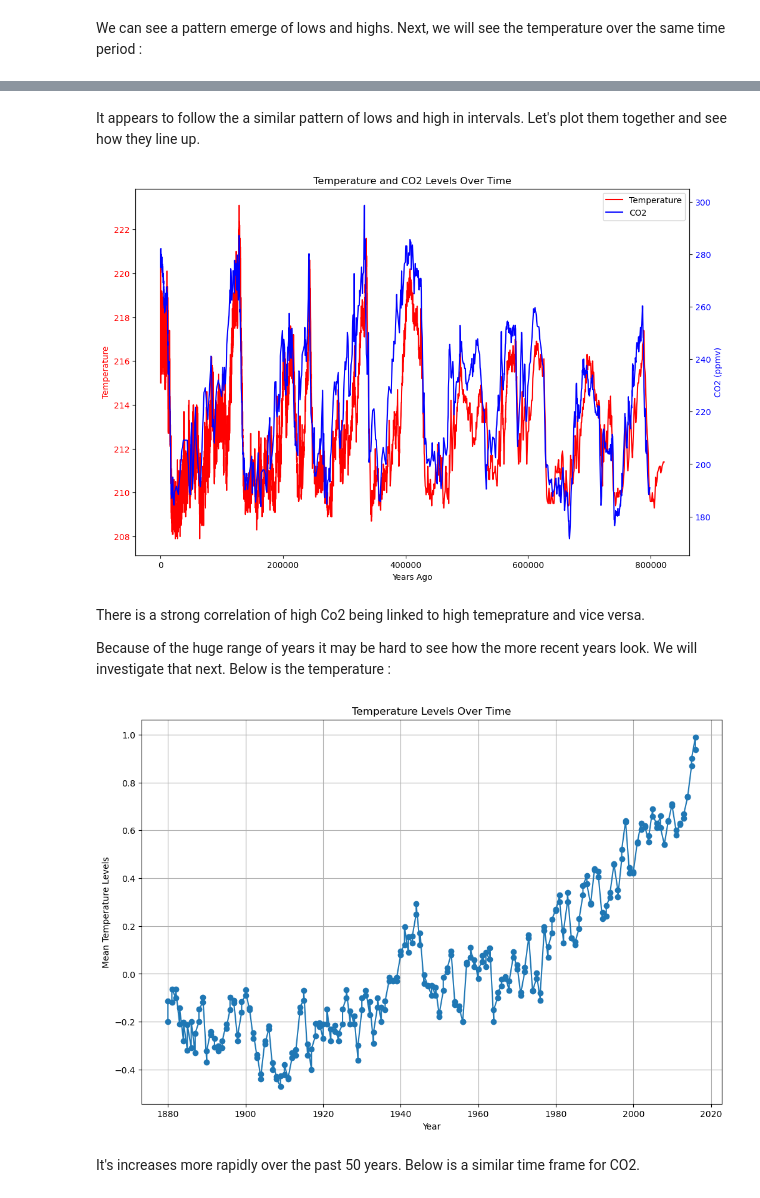
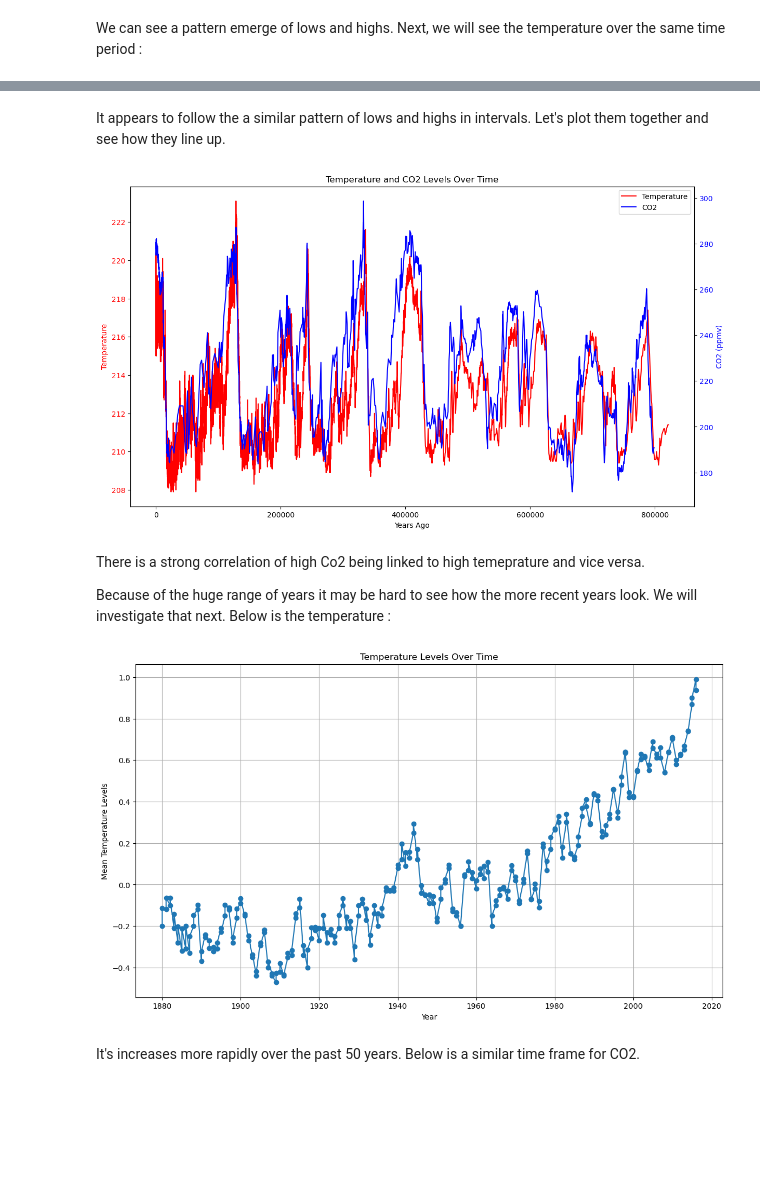
Before and after one commit to frankquinn89/PROGRAMMING_FOR_DATA_ANALYSIS_2, a Jupyter notebook: project.ipynb, the cells around one changed output, grey strips where cells are left out. Cells and saved outputs as stored; diff of their text form; code cells hidden in the pictures; blank space fills up the shorter version.

```diff
--- a/project.ipynb
+++ b/project.ipynb
@@ -61,29 +66,38 @@ mplot.show()
 # %% [markdown]
-It appears to follow the a similar pattern of lows and high in intervals. Let's plot them together and see how they line up.
+It appears to follow the a similar pattern of lows and highs in intervals. Let's plot them together and see how they line up.
 # %%
-fig, ax1 = mplot.subplots(figsize=(12, 8))
+# Create a figure and axis with a twin y-axis
+fig, ax1 = mplot.subplots(figsize=(14, 8))
 
+# temperature data on first y-axis
 color = 'red'
 ax1.plot(temperature_data['AICC2012'], temperature_data['temp'], color=color, label='Temperature')
+
+# labels and title for first y-axis
 ax1.set_xlabel('Years Ago')
 ax1.set_ylabel('Temperature', color=color)
 ax1.tick_params(axis='y', labelcolor=color)
 ax1.set_title('Temperature and CO2 Levels Over Time')
 
+# create second y-axis to plot CO2 data
 ax2 = ax1.twinx()
 
+# CO2 data on the second y-axis
 color = 'blue'
 ax2.plot(co2_data['EDC3_gas_a (yr)'], co2_data['CO2 (ppmv)'], color=color, label='CO2')
+
+# labels for the second y-axis
 ax2.set_ylabel('CO2 (ppmv)', color=color)
 ax2.tick_params(axis='y', labelcolor=color)
 
+# combine both legends from both y-axes
 lines, labels = ax1.get_legend_handles_labels()
 lines2, labels2 = ax2.get_legend_handles_labels()
 ax2.legend(lines + lines2, labels + labels2, loc='upper right')
 
 mplot.show()
 # %% [output]
-[figure, old version]
+[figure, new version]
 # %% [markdown]
 There is a strong correlation of high Co2 being linked to high temeprature and vice versa.
 
@@ -91,7 +105,7 @@ Because of the huge range of years it may be hard to see how the more recent yea
 # %%
 annual_temp = pd.read_csv('data/annual_temp.csv')
 
-mplot.figure(figsize=(12, 8))
+mplot.figure(figsize=(14, 8))
 mplot.plot(annual_temp['Year'], annual_temp['Mean'], marker='o', linestyle='-')
 mplot.xlabel('Year')
 mplot.ylabel('Mean Temperature Levels')
@@ -99,7 +113,7 @@ mplot.title('Temperature Levels Over Time')
 mplot.grid(True)
 mplot.show()
 # %% [output]
-[figure, old version]
+[figure, new version]
 # %% [markdown]
 It's increases more rapidly over the past 50 years. Below is a similar time frame for CO2.
 # %%
```
Also changed, not shown: parts of 14 cells of this notebook.
